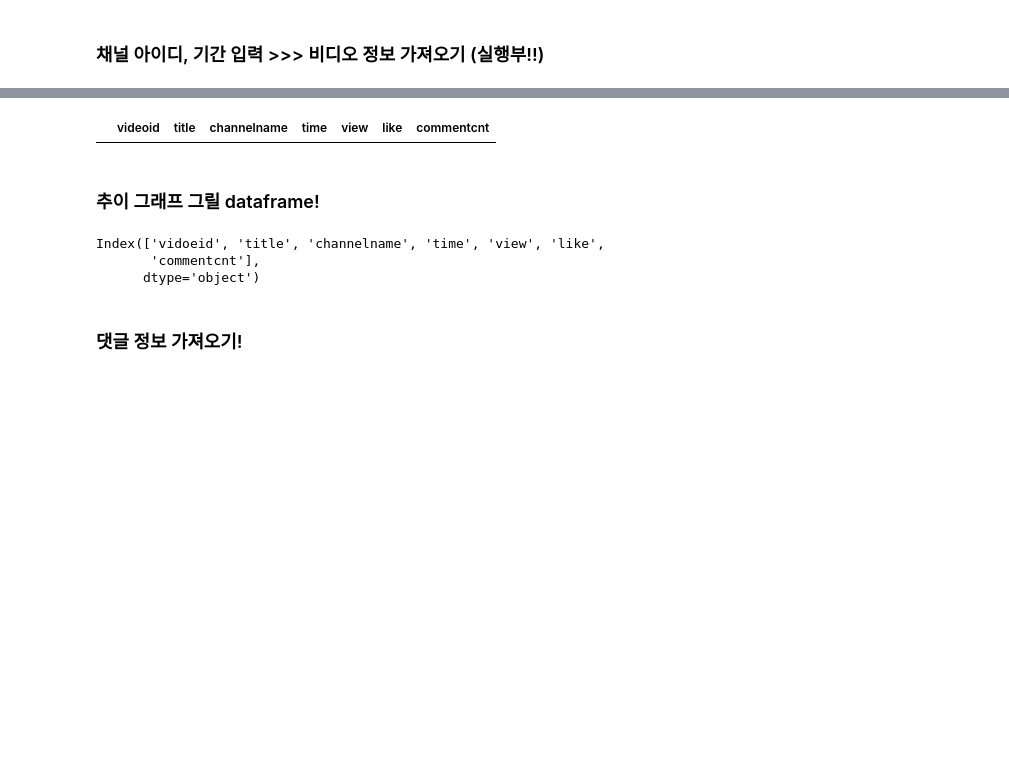
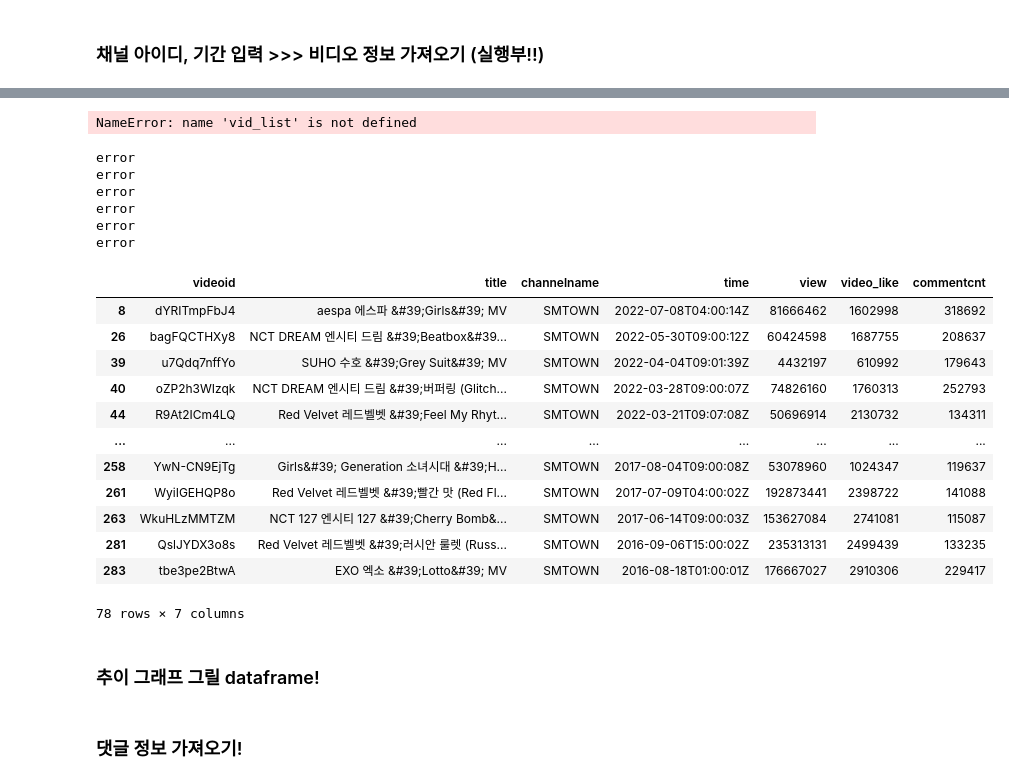
Before and after one commit to mglee815/YouTubeComment, a Jupyter notebook: code/API_youtube_crawling.ipynb, the cells around one changed output, grey strips where cells are left out. Cells and saved outputs as stored; diff of their text form; code cells hidden in the pictures; blank space fills up the shorter version.

```diff
--- a/code/API_youtube_crawling.ipynb
+++ b/code/API_youtube_crawling.ipynb
@@ -84,14 +99,49 @@ HttpError: <HttpError 403 when requesting https://youtube.googleapis.com/youtube
 # %%
-df = pd.DataFrame(zip(vid_list, vtitle_list, chtitle_list, vidtime_list, viewcnt, likecnt, comcnt), columns=['videoid','title','channelname', 'time','view','like','commentcnt'])
+df = pd.DataFrame(
+    zip(vid_list, vtitle_list, chtitle_list, vidtime_list, viewcnt, likecnt, comcnt),
+    columns=['videoid','title','channelname', 'time','view','video_like','commentcnt']
+)
 df.head()
 # %% [output]
-|  | videoid | title | channelname | time | view | like | commentcnt |
+NameError: name 'vid_list' is not defined
+# %%
+def to_int(x):
+    try:
+        x = int(x)
+    except:
+        print('error')
+        x = int(0)
+    return x
 # %%
-df.view  = df.view.apply(lambda x : int(x))
-df.like  = df.like.apply(lambda x : int(x))
-df.commentcnt  = df.commentcnt.apply(lambda x : int(x))
+df.view  = df.view.apply(lambda x : to_int(x))
+df.video_like  = df.video_like.apply(lambda x : to_int(x))
+df.commentcnt  = df.commentcnt.apply(lambda x : to_int(x))
+# %% [output]
+error
+error
+error
+error
+error
+error
 # %%
-df = df[df.view > 1000000]
+df = df[df.commentcnt > 100000]
+df = df[df.commentcnt < 1000000]
+# %%
+df
+# %% [output]
+|  | videoid | title | channelname | time | view | video_like | commentcnt |
+| 8 | dYRITmpFbJ4 | aespa 에스파 &#39;Girls&#39; MV | SMTOWN | 2022-07-08T04:00:14Z | 81666462 | 1602998 | 318692 |
+| 26 | bagFQCTHXy8 | NCT DREAM 엔시티 드림 &#39;Beatbox&#39... | SMTOWN | 2022-05-30T09:00:12Z | 60424598 | 1687755 | 208637 |
+| 39 | u7Qdq7nffYo | SUHO 수호 &#39;Grey Suit&#39; MV | SMTOWN | 2022-04-04T09:01:39Z | 4432197 | 610992 | 179643 |
+| 40 | oZP2h3WIzqk | NCT DREAM 엔시티 드림 &#39;버퍼링 (Glitch... | SMTOWN | 2022-03-28T09:00:07Z | 74826160 | 1760313 | 252793 |
+| 44 | R9At2ICm4LQ | Red Velvet 레드벨벳 &#39;Feel My Rhyt... | SMTOWN | 2022-03-21T09:07:08Z | 50696914 | 2130732 | 134311 |
+| ... | ... | ... | ... | ... | ... | ... | ... |
+| 258 | YwN-CN9EjTg | Girls&#39; Generation 소녀시대 &#39;H... | SMTOWN | 2017-08-04T09:00:08Z | 53078960 | 1024347 | 119637 |
+| 261 | WyiIGEHQP8o | Red Velvet 레드벨벳 &#39;빨간 맛 (Red Fl... | SMTOWN | 2017-07-09T04:00:02Z | 192873441 | 2398722 | 141088 |
+| 263 | WkuHLzMMTZM | NCT 127 엔시티 127 &#39;Cherry Bomb&... | SMTOWN | 2017-06-14T09:00:03Z | 153627084 | 2741081 | 115087 |
+| 281 | QslJYDX3o8s | Red Velvet 레드벨벳 &#39;러시안 룰렛 (Russ... | SMTOWN | 2016-09-06T15:00:02Z | 235313131 | 2499439 | 133235 |
+| 283 | tbe3pe2BtwA | EXO 엑소 &#39;Lotto&#39; MV | SMTOWN | 2016-08-18T01:00:01Z | 176667027 | 2910306 | 229417 |
+78 rows × 7 columns
 # %% [markdown]
 ### 추이 그래프 그릴 dataframe!
 # %%
@@ -100,6 +150,0 @@ df.to_csv(f"../data/{channel_title}_video_info_0725.csv")
-# %%
-df.
-# %% [output]
-Index(['vidoeid', 'title', 'channelname', 'time', 'view', 'like',
-       'commentcnt'],
-      dtype='object')
```
Also changed, not shown: parts of 24 cells of this notebook, 3 other files.
